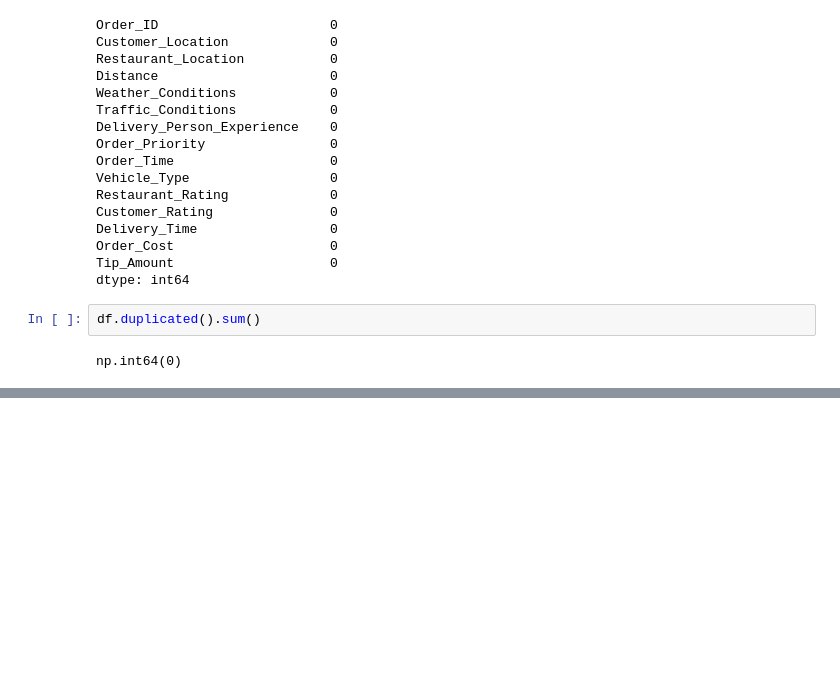
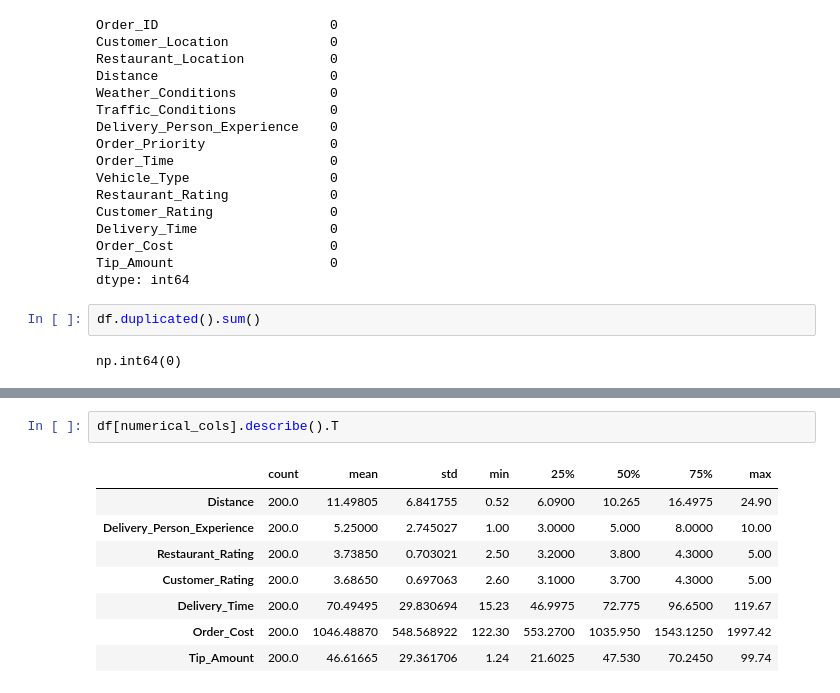
Before and after one commit to paarthrana/Food-Delivery-Time-Prediction, a Jupyter notebook: notebooks/main.ipynb, the cells around one changed output, grey strips where cells are left out. Saved outputs shown, nothing was run; the diff lists cells and outputs as text; blank space fills up the shorter version.

```diff
--- a/notebooks/main.ipynb
+++ b/notebooks/main.ipynb
@@ -63,0 +195,11 @@ np.int64(0)
+# %%
+df[numerical_cols].describe().T
+# %% [output]
+|  | count | mean | std | min | 25% | 50% | 75% | max |
+| Distance | 200.0 | 11.49805 | 6.841755 | 0.52 | 6.0900 | 10.265 | 16.4975 | 24.90 |
+| Delivery_Person_Experience | 200.0 | 5.25000 | 2.745027 | 1.00 | 3.0000 | 5.000 | 8.0000 | 10.00 |
+| Restaurant_Rating | 200.0 | 3.73850 | 0.703021 | 2.50 | 3.2000 | 3.800 | 4.3000 | 5.00 |
+| Customer_Rating | 200.0 | 3.68650 | 0.697063 | 2.60 | 3.1000 | 3.700 | 4.3000 | 5.00 |
+| Delivery_Time | 200.0 | 70.49495 | 29.830694 | 15.23 | 46.9975 | 72.775 | 96.6500 | 119.67 |
+| Order_Cost | 200.0 | 1046.48870 | 548.568922 | 122.30 | 553.2700 | 1035.950 | 1543.1250 | 1997.42 |
+| Tip_Amount | 200.0 | 46.61665 | 29.361706 | 1.24 | 21.6025 | 47.530 | 70.2450 | 99.74 |
```
Also changed, not shown: parts of 6 cells of this notebook.
